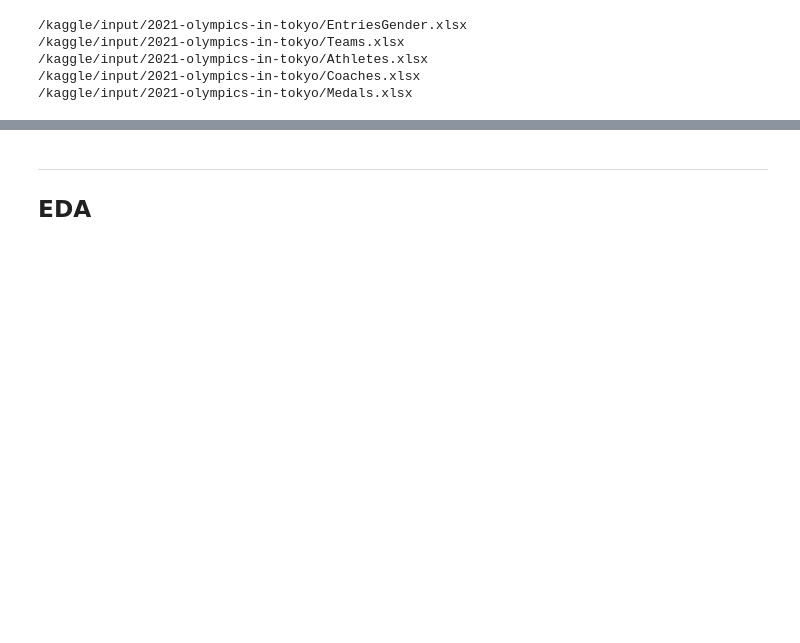
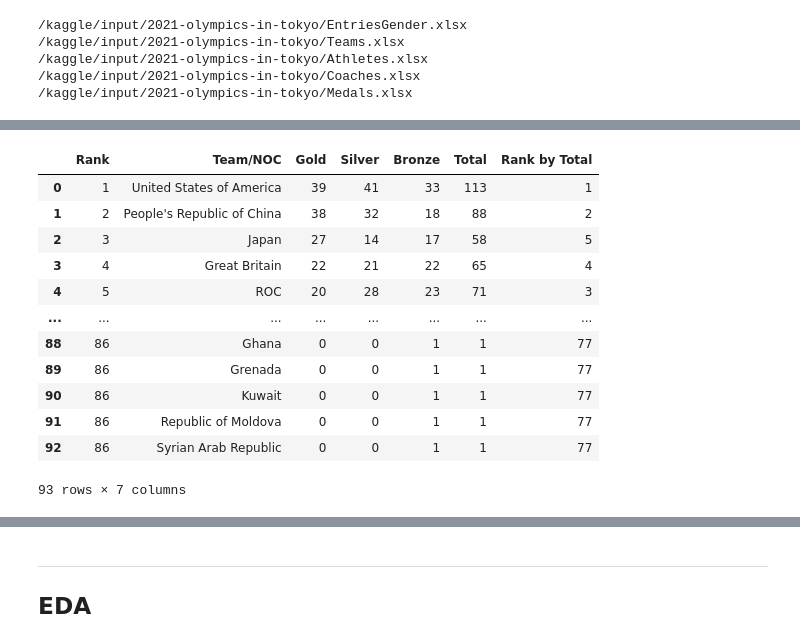
Before and after one commit to levisantn/olympics_tokyo, a Jupyter notebook: olympics_tokyo.ipynb, the cells around one changed output, grey strips where cells are left out. Drawn from its saved outputs; the diff is of its cells as text; code cells hidden in the pictures; blank space fills up the shorter version.

```diff
--- a/olympics_tokyo.ipynb
+++ b/olympics_tokyo.ipynb
@@ -35,0 +68,16 @@ df_medals = pd.read_excel(files[4])
+# %%
+df_medals
+# %% [output]
+|  | Rank | Team/NOC | Gold | Silver | Bronze | Total | Rank by Total |
+| 0 | 1 | United States of America | 39 | 41 | 33 | 113 | 1 |
+| 1 | 2 | People's Republic of China | 38 | 32 | 18 | 88 | 2 |
+| 2 | 3 | Japan | 27 | 14 | 17 | 58 | 5 |
+| 3 | 4 | Great Britain | 22 | 21 | 22 | 65 | 4 |
+| 4 | 5 | ROC | 20 | 28 | 23 | 71 | 3 |
+| ... | ... | ... | ... | ... | ... | ... | ... |
+| 88 | 86 | Ghana | 0 | 0 | 1 | 1 | 77 |
+| 89 | 86 | Grenada | 0 | 0 | 1 | 1 | 77 |
+| 90 | 86 | Kuwait | 0 | 0 | 1 | 1 | 77 |
+| 91 | 86 | Republic of Moldova | 0 | 0 | 1 | 1 | 77 |
+| 92 | 86 | Syrian Arab Republic | 0 | 0 | 1 | 1 | 77 |
+93 rows × 7 columns
```
Also changed, not shown: parts of 13 cells of this notebook.
